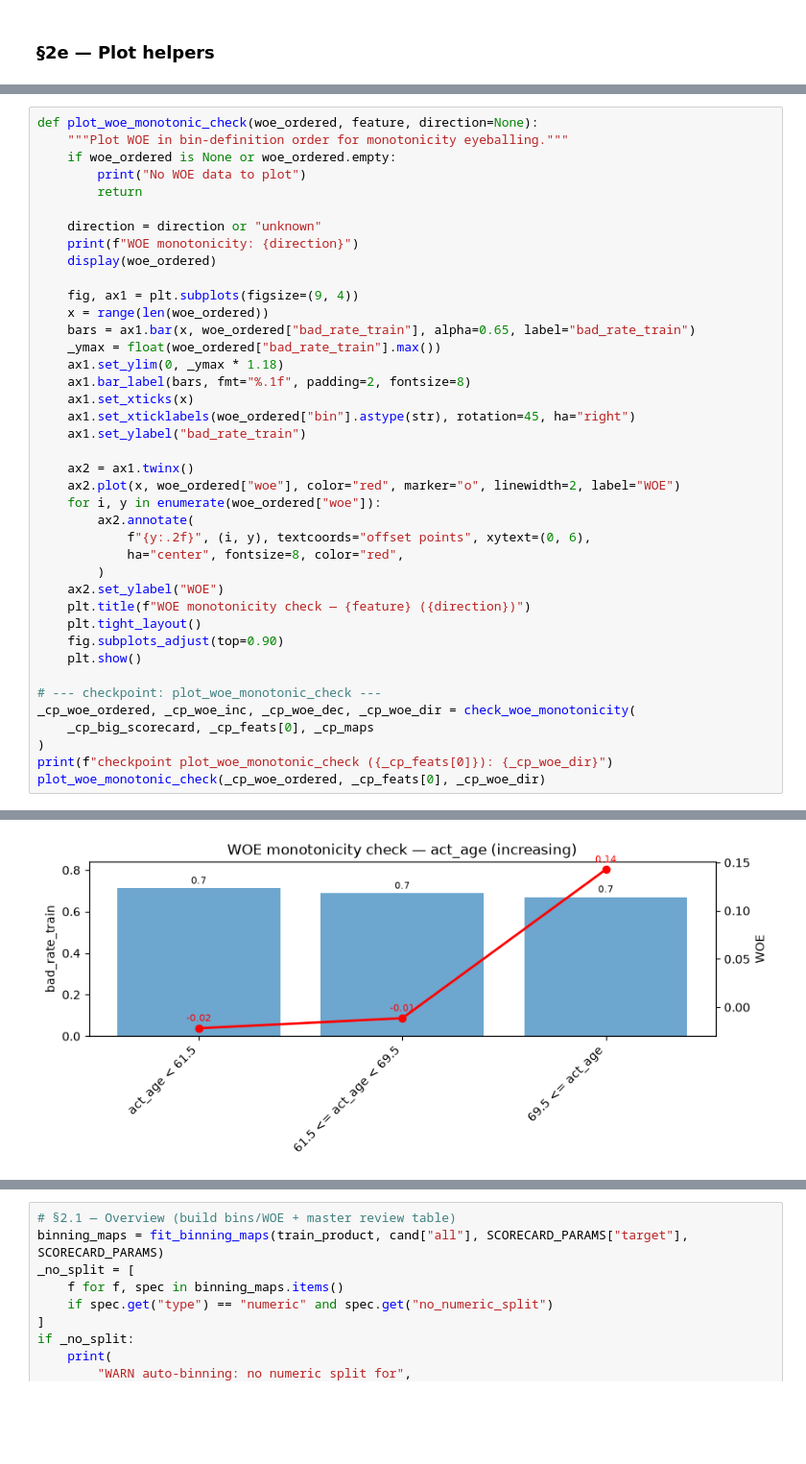
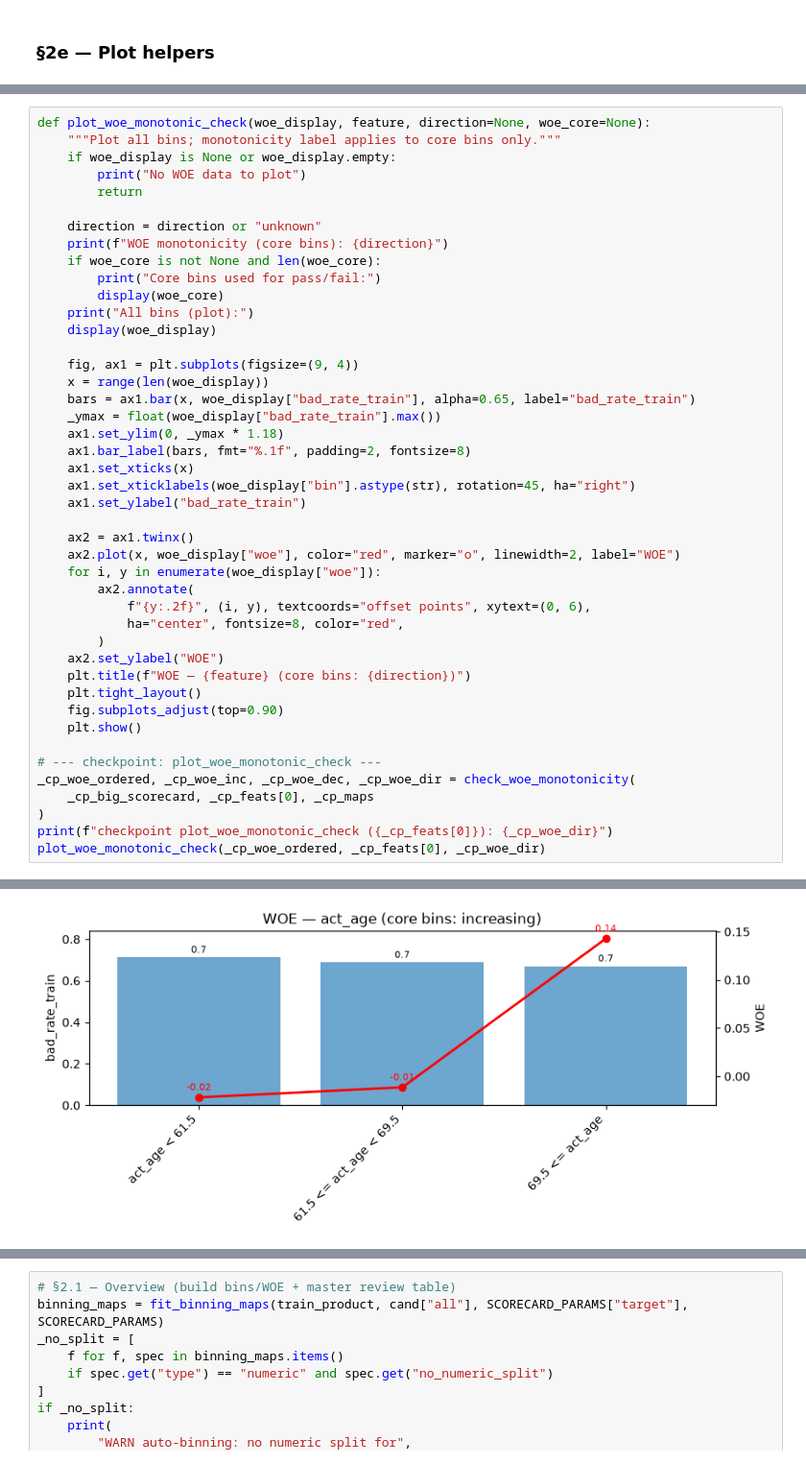
Before and after one commit to giangphuongtran/scorecard-builder, a Jupyter notebook: notebooks/03_scorecard.ipynb, the cells around one changed output, grey strips where cells are left out. Shown at 96% size. Drawn from its saved outputs; the diff is of its cells as text; blank space fills up the shorter version.

```diff
--- a/notebooks/03_scorecard.ipynb
+++ b/notebooks/03_scorecard.ipynb
@@ -1822,35 +1903,39 @@ plot_br_gaps_over_time(
 checkpoint plot_br_gaps_over_time (act_age):
 [figure]
 # %%
-def plot_woe_monotonic_check(woe_ordered, feature, direction=None):
-    """Plot WOE in bin-definition order for monotonicity eyeballing."""
-    if woe_ordered is None or woe_ordered.empty:
+def plot_woe_monotonic_check(woe_display, feature, direction=None, woe_core=None):
+    """Plot all bins; monotonicity label applies to core bins only."""
+    if woe_display is None or woe_display.empty:
         print("No WOE data to plot")
         return
 
     direction = direction or "unknown"
-    print(f"WOE monotonicity: {direction}")
-    display(woe_ordered)
+    print(f"WOE monotonicity (core bins): {direction}")
+    if woe_core is not None and len(woe_core):
+        print("Core bins used for pass/fail:")
+        display(woe_core)
+    print("All bins (plot):")
+    display(woe_display)
 
     fig, ax1 = plt.subplots(figsize=(9, 4))
-    x = range(len(woe_ordered))
-    bars = ax1.bar(x, woe_ordered["bad_rate_train"], alpha=0.65, label="bad_rate_train")
-    _ymax = float(woe_ordered["bad_rate_train"].max())
+    x = range(len(woe_display))
+    bars = ax1.bar(x, woe_display["bad_rate_train"], alpha=0.65, label="bad_rate_train")
+    _ymax = float(woe_display["bad_rate_train"].max())
     ax1.set_ylim(0, _ymax * 1.18)
     ax1.bar_label(bars, fmt="%.1f", padding=2, fontsize=8)
     ax1.set_xticks(x)
-    ax1.set_xticklabels(woe_ordered["bin"].astype(str), rotation=45, ha="right")
+    ax1.set_xticklabels(woe_display["bin"].astype(str), rotation=45, ha="right")
     ax1.set_ylabel("bad_rate_train")
 
     ax2 = ax1.twinx()
-    ax2.plot(x, woe_ordered["woe"], color="red", marker="o", linewidth=2, label="WOE")
-    for i, y in enumerate(woe_ordered["woe"]):
+    ax2.plot(x, woe_display["woe"], color="red", marker="o", linewidth=2, label="WOE")
+    for i, y in enumerate(woe_display["woe"]):
         ax2.annotate(
             f"{y:.2f}", (i, y), textcoords="offset points", xytext=(0, 6),
             ha="center", fontsize=8, color="red",
         )
     ax2.set_ylabel("WOE")
-    plt.title(f"WOE monotonicity check — {feature} ({direction})")
+    plt.title(f"WOE — {feature} (core bins: {direction})")
     plt.tight_layout()
     fig.subplots_adjust(top=0.90)
     plt.show()
@@ -1867,8 +1953,8 @@ WOE monotonicity: increasing
 |  | bin | bad_rate_train | woe | woe_step |
 | 0 | act_age < 61.5 | 0.712344 | -0.021791 | NaN |
 | 1 | 61.5 <= act_age < 69.5 | 0.688193 | -0.011425 | 0.010366 |
 | 2 | 69.5 <= act_age | 0.670008 | 0.142729 | 0.154154 |
-[figure, old version]
+[figure, new version]
 # %%
 REVIEW_VAR_COLS = [
     "variable", "gini_train", "gini_valid", "delta_gini", "iv", "psi", "psi_tar",
```
Also changed, not shown: parts of 14 cells of this notebook.
